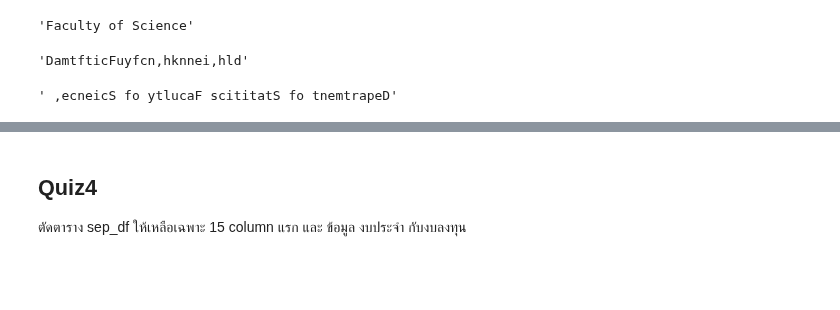
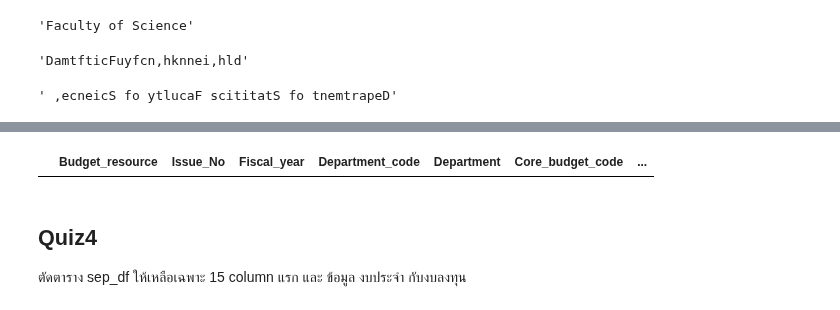
Before and after one commit to Thitiphorn267-3/python_dataviz2023, a Jupyter notebook: me.ipynb, the cells around one changed output, grey strips where cells are left out. Cells and saved outputs as stored; diff of their text form; code cells hidden in the pictures; blank space fills up the shorter version.

```diff
--- a/me.ipynb
+++ b/me.ipynb
@@ -34,0 +38,3 @@ list_Q2[43::-1]##3
+# %%
+data2 = pd.read_csv('/content/drive/MyDrive/DataViz23Data/BKK.csv')
+data2.head()
@@ -35,3 +48,7 @@ list_Q2[43::-1]##3
+# %%
+data2[(data2['Approved_buget']>1000000)&(data2['Approved_buget']<=200000)]
+# %% [output]
+|  | Budget_resource | Issue_No | Fiscal_year | Department_code | Department | Core_budget_code | ... |
 # %% [markdown]
 ## Quiz4
 ตัดตาราง sep_df ให้เหลือเฉพาะ 15 column แรก และ ข้อมูล งบประจำ กับงบลงทุน
```
Also changed, not shown: parts of 3 cells of this notebook.
